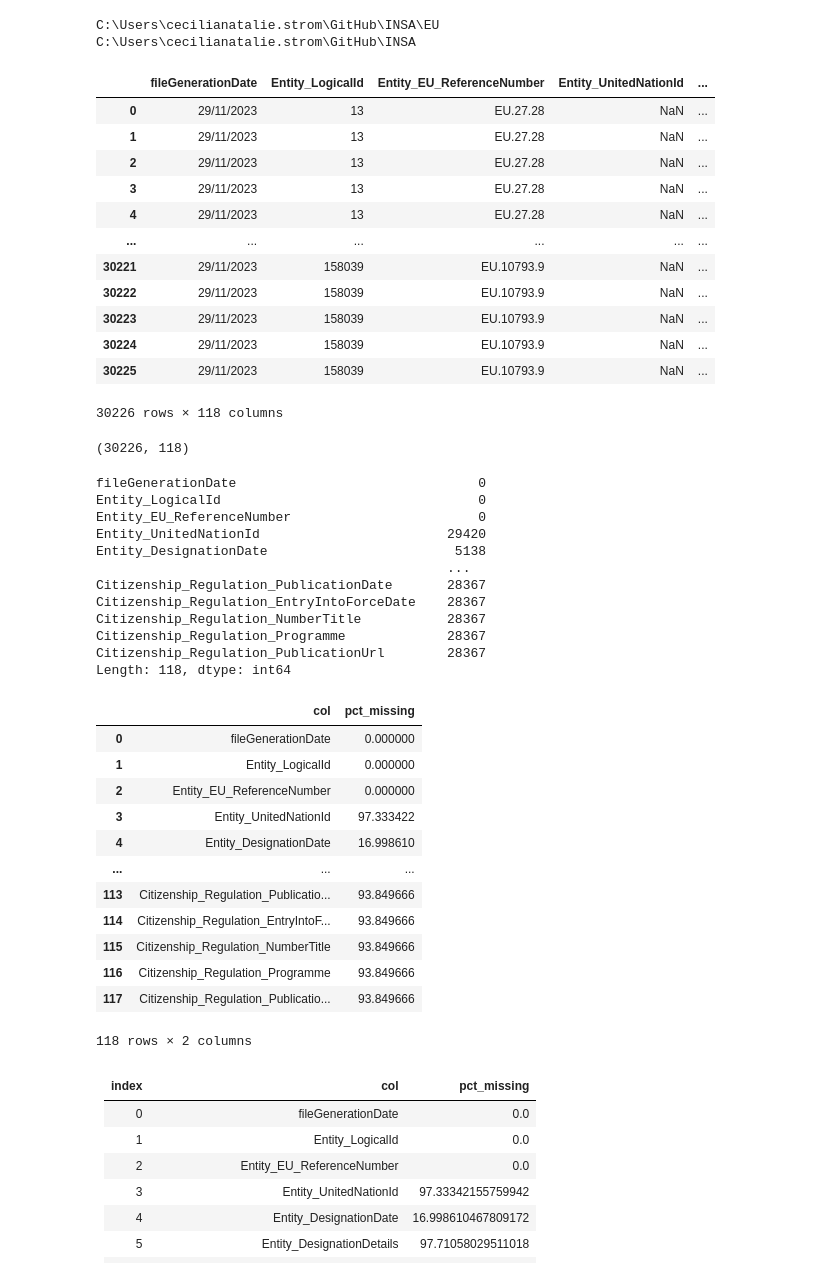
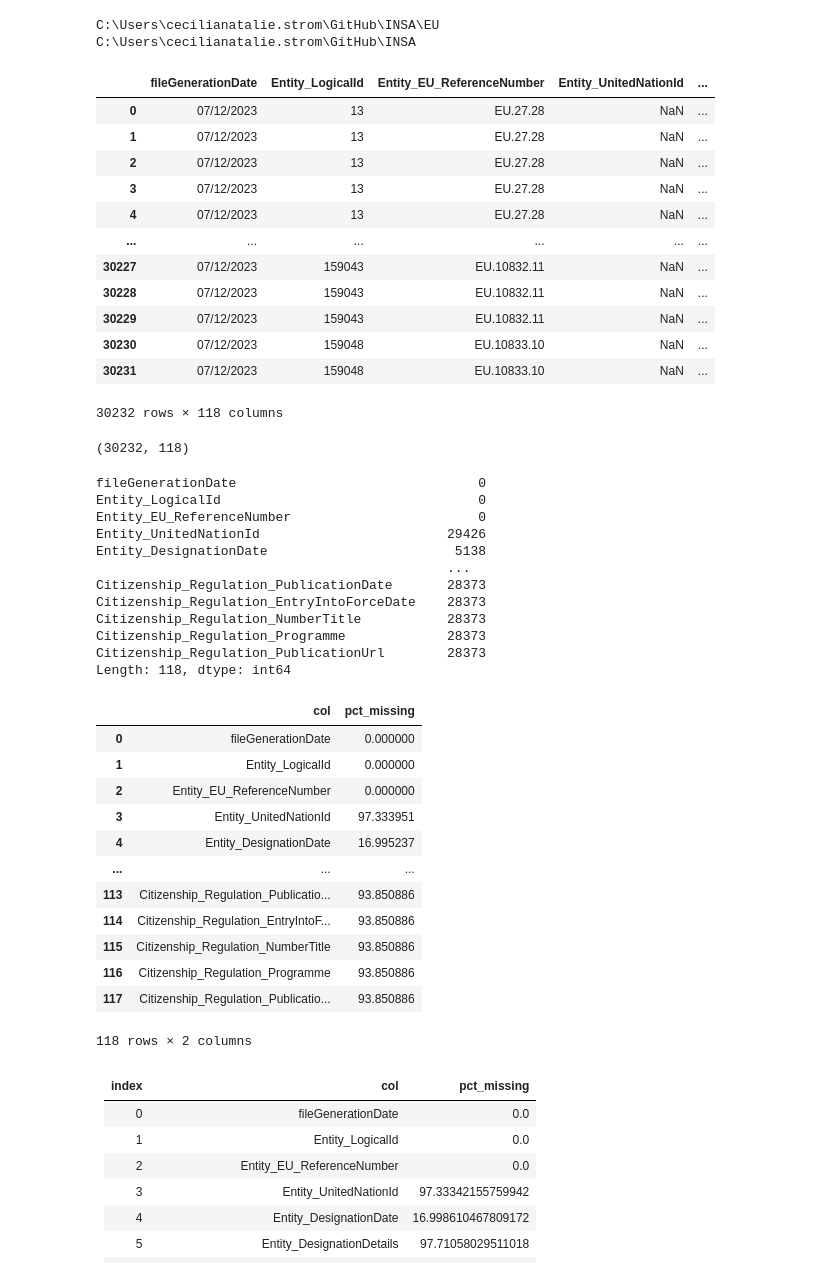
Before and after one commit to NatStrom/INSA, a Jupyter notebook: EU/EU_Sanctions.ipynb, the cells around one changed output. Saved outputs shown, nothing was run; the diff lists cells and outputs as text; code cells hidden in the pictures.

```diff
--- a/EU/EU_Sanctions.ipynb
+++ b/EU/EU_Sanctions.ipynb
@@ -25,27 +25,27 @@ print(os.getcwd())
 C:\Users\cecilianatalie.strom\GitHub\INSA\EU
 C:\Users\cecilianatalie.strom\GitHub\INSA
 # %%
-df=pd.read_csv('EU/eu_sanctions_historic.csv',sep=";",low_memory=False)
+df=pd.read_csv('EU/eu_sanctions_historic_update.csv',sep=";",low_memory=False)
 df
 # %% [output]
 |  | fileGenerationDate | Entity_LogicalId | Entity_EU_ReferenceNumber | Entity_UnitedNationId | ... |
-| 0 | 29/11/2023 | 13 | EU.27.28 | NaN | ... |
-| 1 | 29/11/2023 | 13 | EU.27.28 | NaN | ... |
-| 2 | 29/11/2023 | 13 | EU.27.28 | NaN | ... |
-| 3 | 29/11/2023 | 13 | EU.27.28 | NaN | ... |
-| 4 | 29/11/2023 | 13 | EU.27.28 | NaN | ... |
+| 0 | 07/12/2023 | 13 | EU.27.28 | NaN | ... |
+| 1 | 07/12/2023 | 13 | EU.27.28 | NaN | ... |
+| 2 | 07/12/2023 | 13 | EU.27.28 | NaN | ... |
+| 3 | 07/12/2023 | 13 | EU.27.28 | NaN | ... |
+| 4 | 07/12/2023 | 13 | EU.27.28 | NaN | ... |
 | ... | ... | ... | ... | ... | ... |
-| 30221 | 29/11/2023 | 158039 | EU.10793.9 | NaN | ... |
-| 30222 | 29/11/2023 | 158039 | EU.10793.9 | NaN | ... |
-| 30223 | 29/11/2023 | 158039 | EU.10793.9 | NaN | ... |
-| 30224 | 29/11/2023 | 158039 | EU.10793.9 | NaN | ... |
-| 30225 | 29/11/2023 | 158039 | EU.10793.9 | NaN | ... |
+| 30227 | 07/12/2023 | 159043 | EU.10832.11 | NaN | ... |
+| 30228 | 07/12/2023 | 159043 | EU.10832.11 | NaN | ... |
+| 30229 | 07/12/2023 | 159043 | EU.10832.11 | NaN | ... |
+| 30230 | 07/12/2023 | 159048 | EU.10833.10 | NaN | ... |
+| 30231 | 07/12/2023 | 159048 | EU.10833.10 | NaN | ... |
-30226 rows × 118 columns
+30232 rows × 118 columns
 # %%
 df.shape
 #shows us the numer of rows & columns - 118 columns, we need to filter that!
 # %% [output]
-(30226, 118)
+(30232, 118)
 # %%
 #get all the missing values
 is_na = df.isna().sum()
@@ -54,14 +54,14 @@ is_na
 fileGenerationDate                               0
 Entity_LogicalId                                 0
 Entity_EU_ReferenceNumber                        0
-Entity_UnitedNationId                        29420
+Entity_UnitedNationId                        29426
 Entity_DesignationDate                        5138
                                              ...
-Citizenship_Regulation_PublicationDate       28367
-Citizenship_Regulation_EntryIntoForceDate    28367
-Citizenship_Regulation_NumberTitle           28367
-Citizenship_Regulation_Programme             28367
-Citizenship_Regulation_PublicationUrl        28367
+Citizenship_Regulation_PublicationDate       28373
+Citizenship_Regulation_EntryIntoForceDate    28373
+Citizenship_Regulation_NumberTitle           28373
+Citizenship_Regulation_Programme             28373
+Citizenship_Regulation_PublicationUrl        28373
 Length: 118, dtype: int64
 # %%
 #get the percentages of missingsness
@@ -82,14 +82,14 @@ pct_missing_df
 | 0 | fileGenerationDate | 0.000000 |
 | 1 | Entity_LogicalId | 0.000000 |
 | 2 | Entity_EU_ReferenceNumber | 0.000000 |
-| 3 | Entity_UnitedNationId | 97.333422 |
-| 4 | Entity_DesignationDate | 16.998610 |
+| 3 | Entity_UnitedNationId | 97.333951 |
+| 4 | Entity_DesignationDate | 16.995237 |
 | ... | ... | ... |
-| 113 | Citizenship_Regulation_Publicatio... | 93.849666 |
-| 114 | Citizenship_Regulation_EntryIntoF... | 93.849666 |
-| 115 | Citizenship_Regulation_NumberTitle | 93.849666 |
-| 116 | Citizenship_Regulation_Programme | 93.849666 |
-| 117 | Citizenship_Regulation_Publicatio... | 93.849666 |
+| 113 | Citizenship_Regulation_Publicatio... | 93.850886 |
+| 114 | Citizenship_Regulation_EntryIntoF... | 93.850886 |
+| 115 | Citizenship_Regulation_NumberTitle | 93.850886 |
+| 116 | Citizenship_Regulation_Programme | 93.850886 |
+| 117 | Citizenship_Regulation_Publicatio... | 93.850886 |
 118 rows × 2 columns
 # %% [markdown]
 |index|col|pct\_missing|
```
Also changed, not shown: parts of 19 cells of this notebook, 6 other files.
